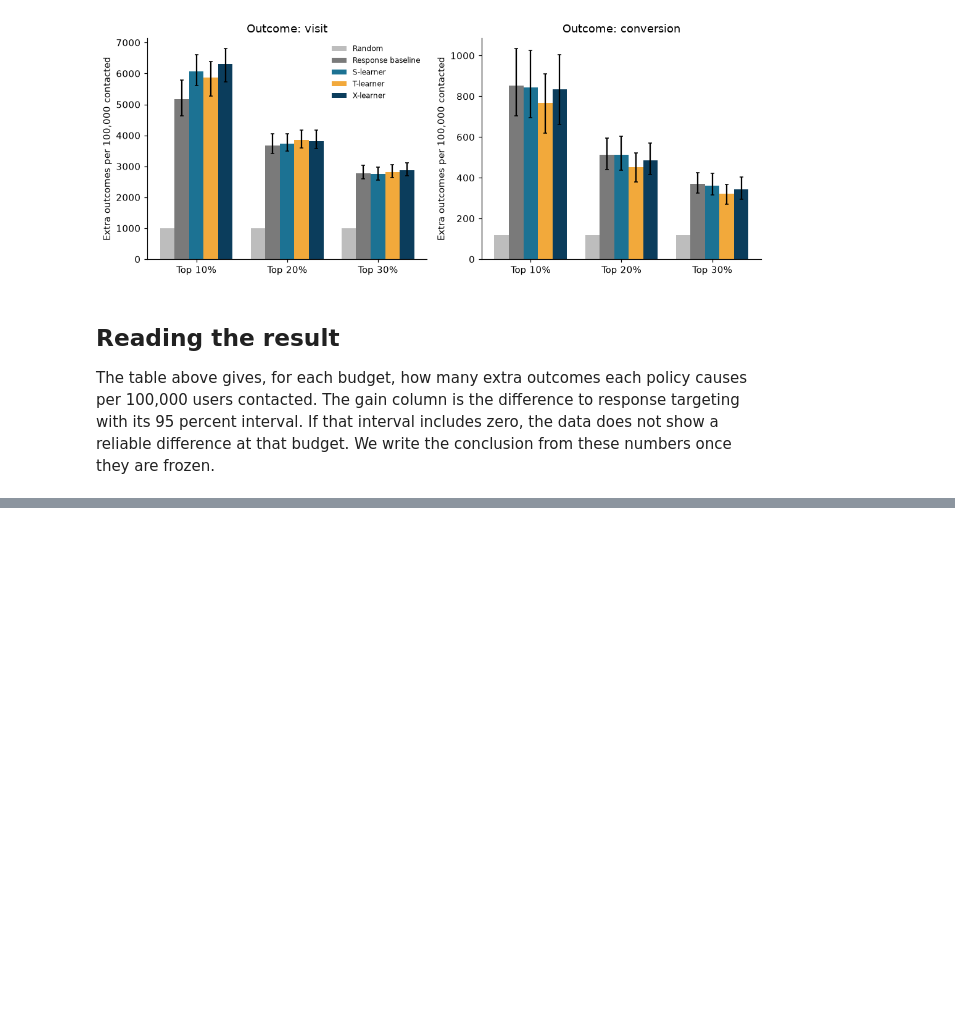
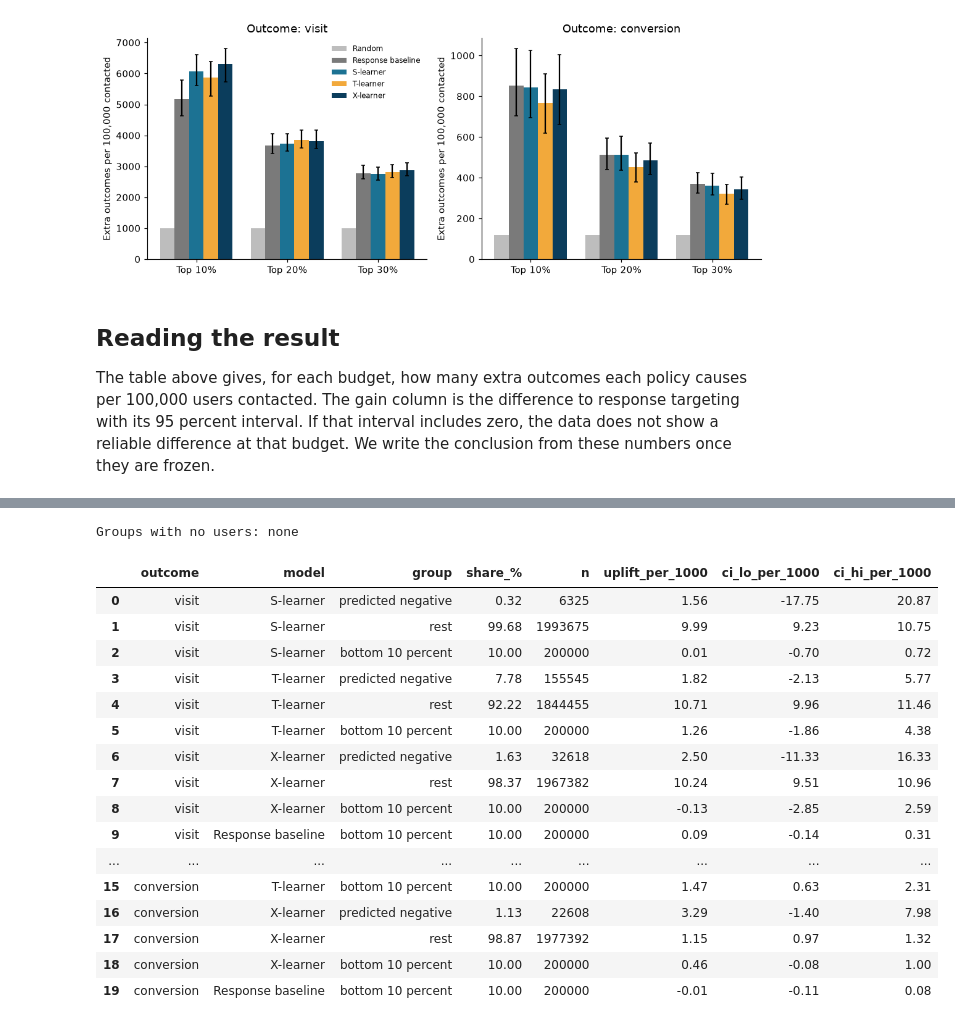
Before and after one commit to neuralnomad26/causal-uplift, a Jupyter notebook: notebooks/05_policy_simulation.ipynb, the cells around one changed output, grey strips where cells are left out. Drawn from its saved outputs; the diff is of its cells as text; code cells hidden in the pictures; blank space fills up the shorter version.

Commit message:
Add sleeping dogs check

```diff
--- a/notebooks/05_policy_simulation.ipynb
+++ b/notebooks/05_policy_simulation.ipynb
@@ -85,0 +100,79 @@ The table above gives, for each budget, how many extra outcomes each policy caus
+# %%
+GROUP_MODELS = {"s": "S-learner", "t": "T-learner", "x": "X-learner", "response": "Response baseline"}
+BOTTOM = 0.10
+N_ALL = len(s5)
+N_CUT = int(round(BOTTOM * N_ALL))
+TIE_SEED = 42                 # tie break used for the results file
+SENS_SEEDS = (1, 2, 3, 4, 5)  # other tie breaks, for the sensitivity check
+
+def observed_uplift(y, tr):
+    """Treated rate minus control rate, with the 95 percent interval from the standard error in the task."""
+    n1, n0 = int((tr == 1).sum()), int((tr == 0).sum())
+    if n1 == 0 or n0 == 0:
+        return np.nan, np.nan, np.nan
+    p1, p0 = y[tr == 1].mean(), y[tr == 0].mean()
+    se = np.sqrt(p1 * (1 - p1) / n1 + p0 * (1 - p0) / n0)
+    up = p1 - p0
+    return up, up - 1.96 * se, up + 1.96 * se
+
+def group_row(outcome, model, group, mask, y, tr):
+    n = int(mask.sum())
+    up, lo, hi = observed_uplift(y[mask], tr[mask]) if n > 0 else (np.nan, np.nan, np.nan)
+    return dict(outcome=outcome, model=model, group=group, share_of_users=n / N_ALL, n=n, uplift=up, ci_lo=lo, ci_hi=hi)
+
+def tie_key(seed):
+    """One random number per user. It only orders users whose scores are exactly equal."""
+    return np.random.default_rng(seed).random(N_ALL)
+
+def bottom_mask(score, key):
+    """Lowest N_CUT users: sort by score, then by the random key (np.lexsort uses its last key first)."""
+    order = np.lexsort((key, score))
+    mask = np.zeros(N_ALL, dtype=bool)
+    mask[order[:N_CUT]] = True
+    return mask
+
+KEYS = {seed: tie_key(seed) for seed in (TIE_SEED,) + SENS_SEEDS}
+
+dog_rows, tie_info = [], []
+for outcome in OUTCOMES:
+    y = s5[outcome].to_numpy()
+    for k, name in GROUP_MODELS.items():
+        score = s5[f"{k}_{outcome}"].to_numpy()
+        bottom = bottom_mask(score, KEYS[TIE_SEED])
+        cut_value = score[bottom].max()
+        tie_info.append(dict(outcome=outcome, model=name, tied_at_cut=int((score == cut_value).sum()), taken_of_them=int((bottom & (score == cut_value)).sum())))
+        if k != "response":
+            neg = score < 0
+            dog_rows.append(group_row(outcome, name, "predicted negative", neg, y, t))
+            dog_rows.append(group_row(outcome, name, "rest", ~neg, y, t))
+        dog_rows.append(group_row(outcome, name, "bottom 10 percent", bottom, y, t))
+
+dogs = pd.DataFrame(dog_rows, columns=["outcome", "model", "group", "share_of_users", "n", "uplift", "ci_lo", "ci_hi"])
+dogs.round(6).to_csv(RESULTS / "sleeping_dogs_5m.csv", index=False)
+
+empty = dogs[dogs.n == 0]
+print("Groups with no users:", "none" if empty.empty else "; ".join(f"{r.model} {r.outcome} {r.group}" for r in empty.itertuples()))
+shown = dogs.copy()
+shown["share_of_users"] = (shown.share_of_users * 100).round(2)
+shown[["uplift", "ci_lo", "ci_hi"]] = (shown[["uplift", "ci_lo", "ci_hi"]] * 1000).round(2)
+shown = shown.rename(columns={"share_of_users": "share_%", "uplift": "uplift_per_1000", "ci_lo": "ci_lo_per_1000", "ci_hi": "ci_hi_per_1000"})
+shown
+# %% [output]
+Groups with no users: none
+|  | outcome | model | group | share_% | n | uplift_per_1000 | ci_lo_per_1000 | ci_hi_per_1000 |
+| 0 | visit | S-learner | predicted negative | 0.32 | 6325 | 1.56 | -17.75 | 20.87 |
+| 1 | visit | S-learner | rest | 99.68 | 1993675 | 9.99 | 9.23 | 10.75 |
+| 2 | visit | S-learner | bottom 10 percent | 10.00 | 200000 | 0.01 | -0.70 | 0.72 |
+| 3 | visit | T-learner | predicted negative | 7.78 | 155545 | 1.82 | -2.13 | 5.77 |
+| 4 | visit | T-learner | rest | 92.22 | 1844455 | 10.71 | 9.96 | 11.46 |
+| 5 | visit | T-learner | bottom 10 percent | 10.00 | 200000 | 1.26 | -1.86 | 4.38 |
+| 6 | visit | X-learner | predicted negative | 1.63 | 32618 | 2.50 | -11.33 | 16.33 |
+| 7 | visit | X-learner | rest | 98.37 | 1967382 | 10.24 | 9.51 | 10.96 |
+| 8 | visit | X-learner | bottom 10 percent | 10.00 | 200000 | -0.13 | -2.85 | 2.59 |
+| 9 | visit | Response baseline | bottom 10 percent | 10.00 | 200000 | 0.09 | -0.14 | 0.31 |
+| ... | ... | ... | ... | ... | ... | ... | ... | ... |
+| 15 | conversion | T-learner | bottom 10 percent | 10.00 | 200000 | 1.47 | 0.63 | 2.31 |
+| 16 | conversion | X-learner | predicted negative | 1.13 | 22608 | 3.29 | -1.40 | 7.98 |
+| 17 | conversion | X-learner | rest | 98.87 | 1977392 | 1.15 | 0.97 | 1.32 |
+| 18 | conversion | X-learner | bottom 10 percent | 10.00 | 200000 | 0.46 | -0.08 | 1.00 |
+| 19 | conversion | Response baseline | bottom 10 percent | 10.00 | 200000 | -0.01 | -0.11 | 0.08 |
```
Also changed, not shown: parts of 3 cells of this notebook, 1 other file.
